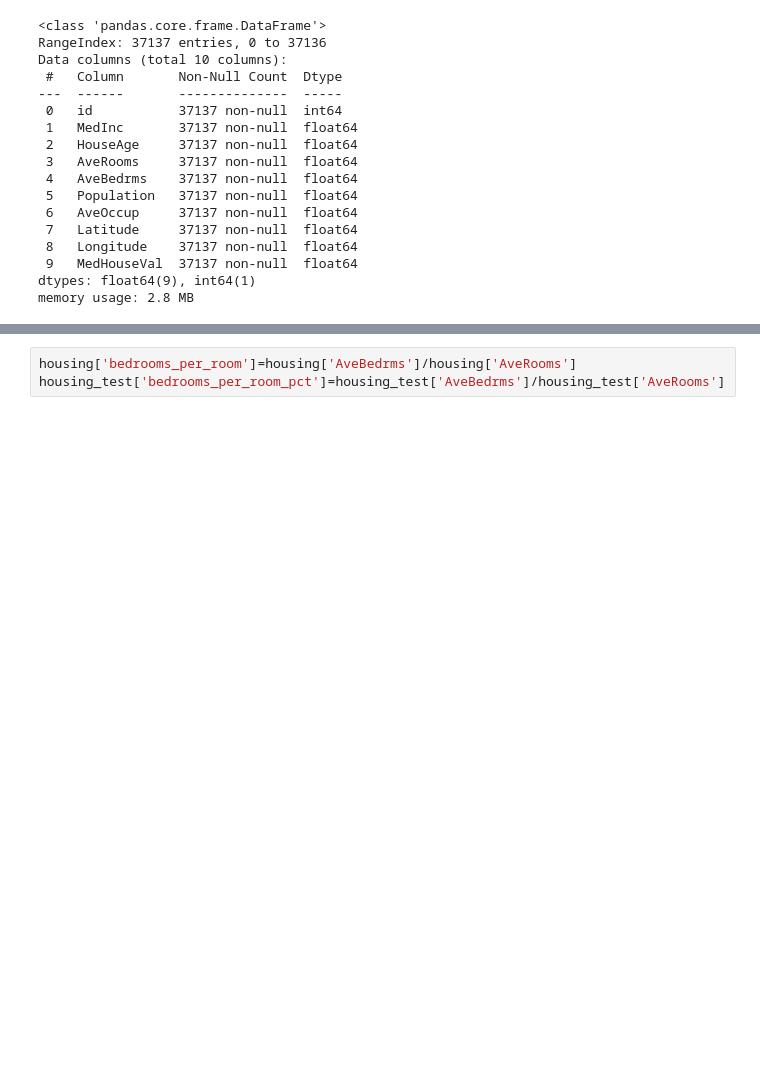
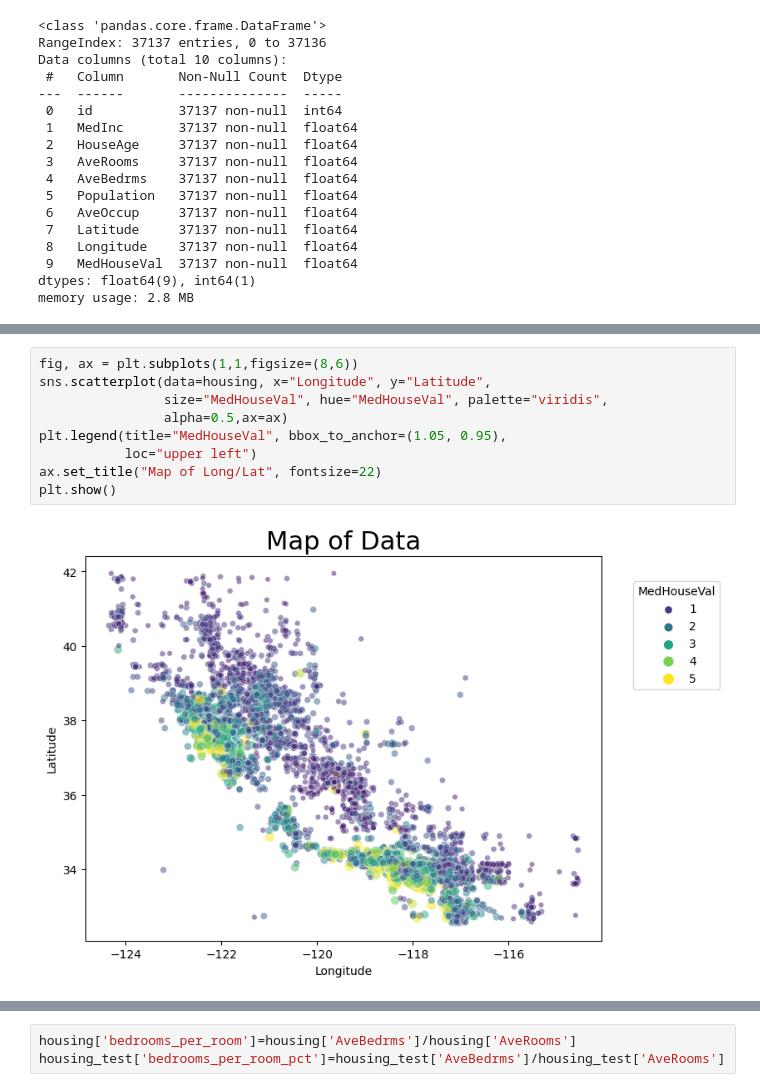
Before and after one commit to bowserd1/California-Housing-Project, a Jupyter notebook: Data_Wrangling_California_Housing_Dataset.ipynb, the cells around one changed output, grey strips where cells are left out. Cells and saved outputs as stored; diff of their text form; blank space fills up the shorter version.

```diff
--- a/Data_Wrangling_California_Housing_Dataset.ipynb
+++ b/Data_Wrangling_California_Housing_Dataset.ipynb
@@ -56,0 +69,11 @@ memory usage: 2.8 MB
+# %%
+fig, ax = plt.subplots(1,1,figsize=(8,6))
+sns.scatterplot(data=housing, x="Longitude", y="Latitude",
+                size="MedHouseVal", hue="MedHouseVal", palette="viridis",
+                alpha=0.5,ax=ax)
+plt.legend(title="MedHouseVal", bbox_to_anchor=(1.05, 0.95),
+           loc="upper left")
+ax.set_title("Map of Long/Lat", fontsize=22)
+plt.show()
+# %% [output]
+[figure, added]
```
Also changed, not shown: parts of 2 cells of this notebook.
